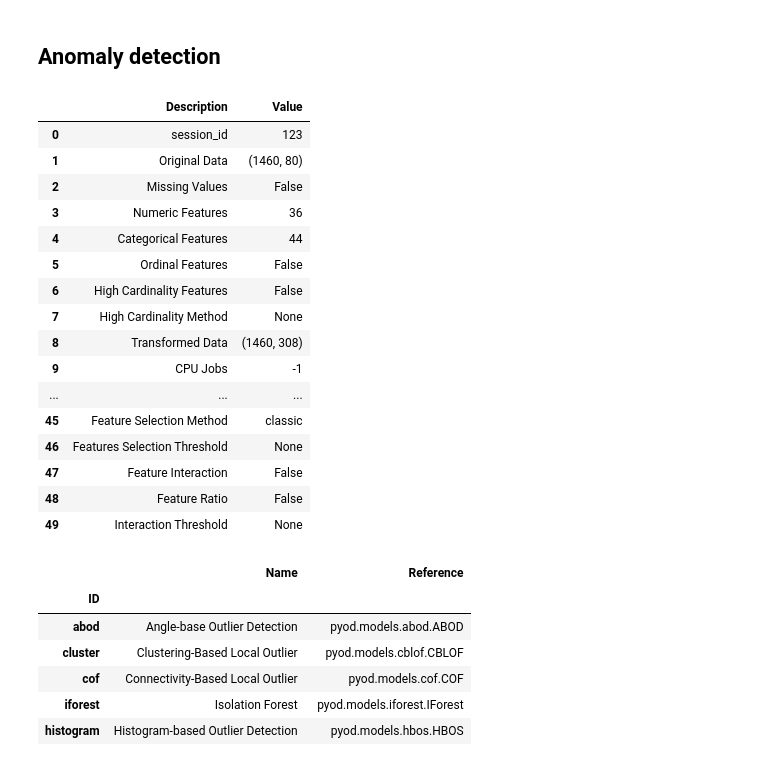
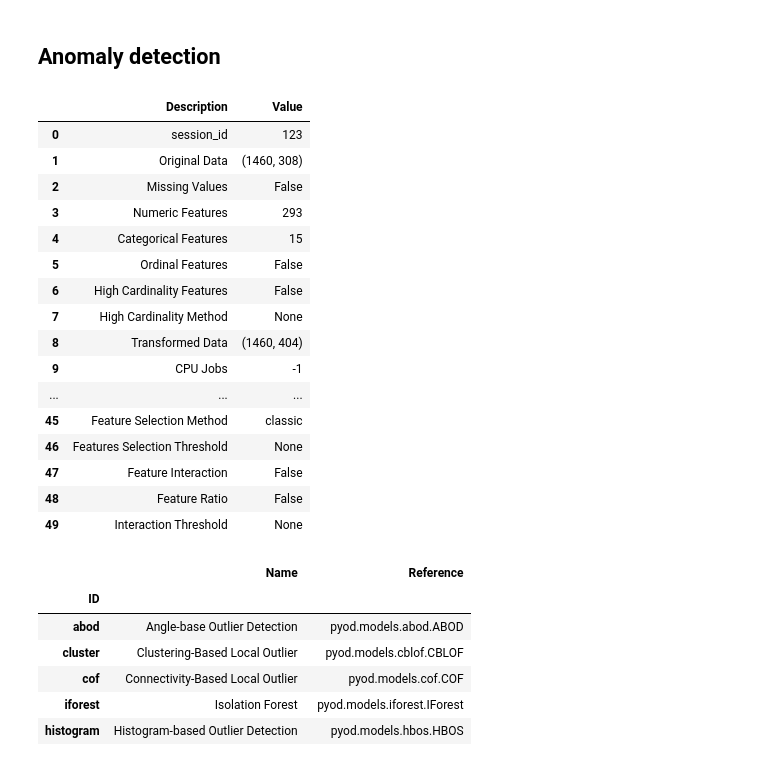
Before and after one commit to JaeYeonBang/ML_regression, a Jupyter notebook: regression-house-prices.ipynb, the cells around one changed output. Drawn from its saved outputs; the diff is of its cells as text; code cells hidden in the pictures.

```diff
--- a/regression-house-prices.ipynb
+++ b/regression-house-prices.ipynb
@@ -488,18 +463,18 @@ df_test_processed = get_dummy(df_test, CATEGORICAL_FEATURES_NAMES)
 ## Anomaly detection
 # %%
 from pycaret.anomaly import *
-setup = setup(df_train, session_id = 123)
+setup = setup(df_train_processed, session_id = 123)
 # %% [output]
 |  | Description | Value |
 | 0 | session_id | 123 |
-| 1 | Original Data | (1460, 80) |
+| 1 | Original Data | (1460, 308) |
 | 2 | Missing Values | False |
-| 3 | Numeric Features | 36 |
-| 4 | Categorical Features | 44 |
+| 3 | Numeric Features | 293 |
+| 4 | Categorical Features | 15 |
 | 5 | Ordinal Features | False |
 | 6 | High Cardinality Features | False |
 | 7 | High Cardinality Method | None |
-| 8 | Transformed Data | (1460, 308) |
+| 8 | Transformed Data | (1460, 404) |
 | 9 | CPU Jobs | -1 |
 | ... | ... | ... |
 | 45 | Feature Selection Method | classic |
```
Also changed, not shown: parts of 23 cells of this notebook.
